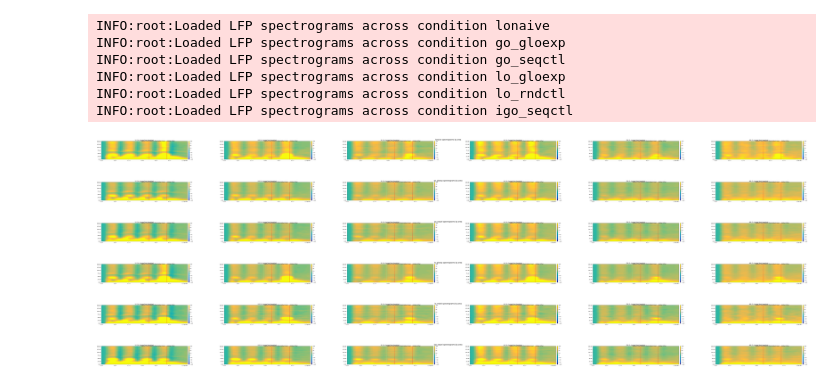
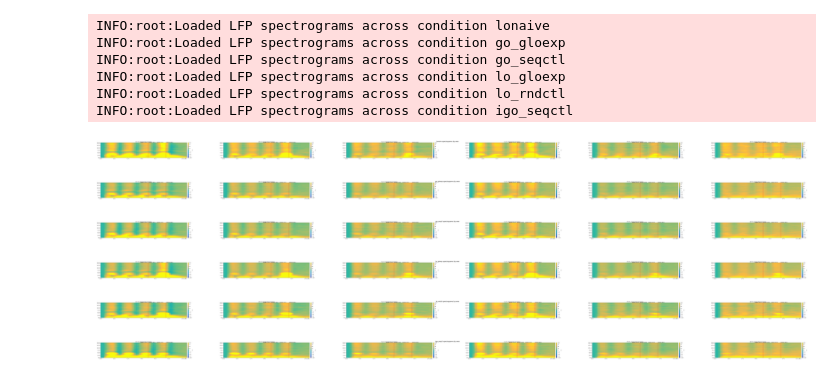
Before and after one commit to BastosLab/electropysiology, a Jupyter notebook: notebooks/passiveglo/grand_spectrogram_eyeballs.ipynb, the cells around one changed output. Cells and saved outputs as stored; diff of their text form; code cells hidden in the pictures.

Commit message:
notebooks.passiveglo.grand_spectrogram_eyeballs: eyeball plots via Signals
Signed-off-by: Eli Sennesh <eli.sennesh@vanderbilt.edu>

```diff
--- a/notebooks/passiveglo/grand_spectrogram_eyeballs.ipynb
+++ b/notebooks/passiveglo/grand_spectrogram_eyeballs.ipynb
@@ -73,12 +73,13 @@ INFO:root:Loaded LFP spectrograms across condition lo_rndctl
 INFO:root:Loaded LFP spectrograms across condition igo_seqctl
 # %%
 for cond in CONDITIONS:
-    summaries[cond].plot(baseline=(-3.5 * pq.second, -3.0 * pq.second), stats=anatomical_areas, stattitle=stattitle, title="%s spectrograms by area" % cond, vlim=100, events=EVENTS,
-                         figure="grand_spectrogram_downsample32_%s.pdf" % cond)
+    tfrs = summaries[cond].results().smap(lambda tfr: tfr.channel_mean().baseline(-3.5 * pq.second, -3.0 * pq.second)).erp()
+    tfrs.plot(signals=anatomical_areas, sigtitle=stattitle, title="%s spectrograms by area" % cond, vmax=100, vmin=-100,
+              figure="grand_spectrogram_downsample32_%s.pdf" % cond, **EVENTS)
 # %% [output]
-[figure, old version]
+[figure, new version]
-[figure, old version]
+[figure, new version]
-[figure, old version]
+[figure, new version]
-[figure, old version]
+[figure, new version]
-[figure, old version]
+[figure, new version]
-[figure, old version]
+[figure, new version]
```
